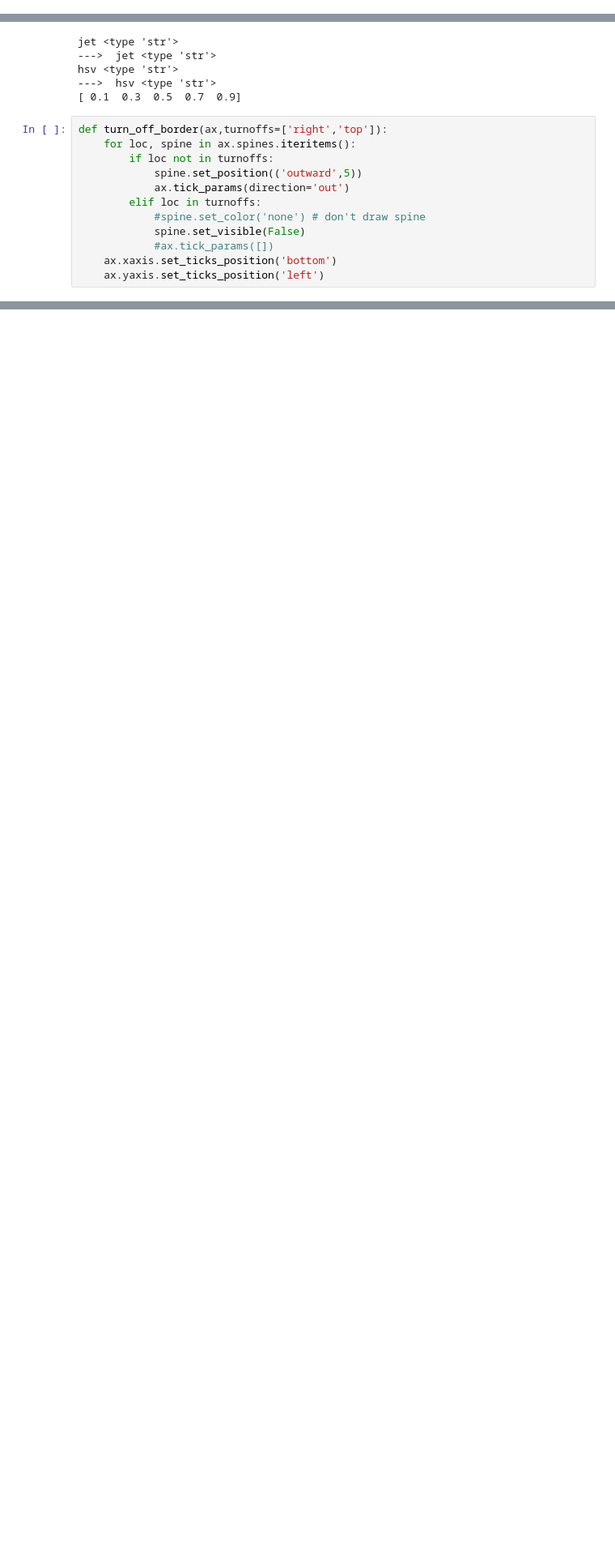
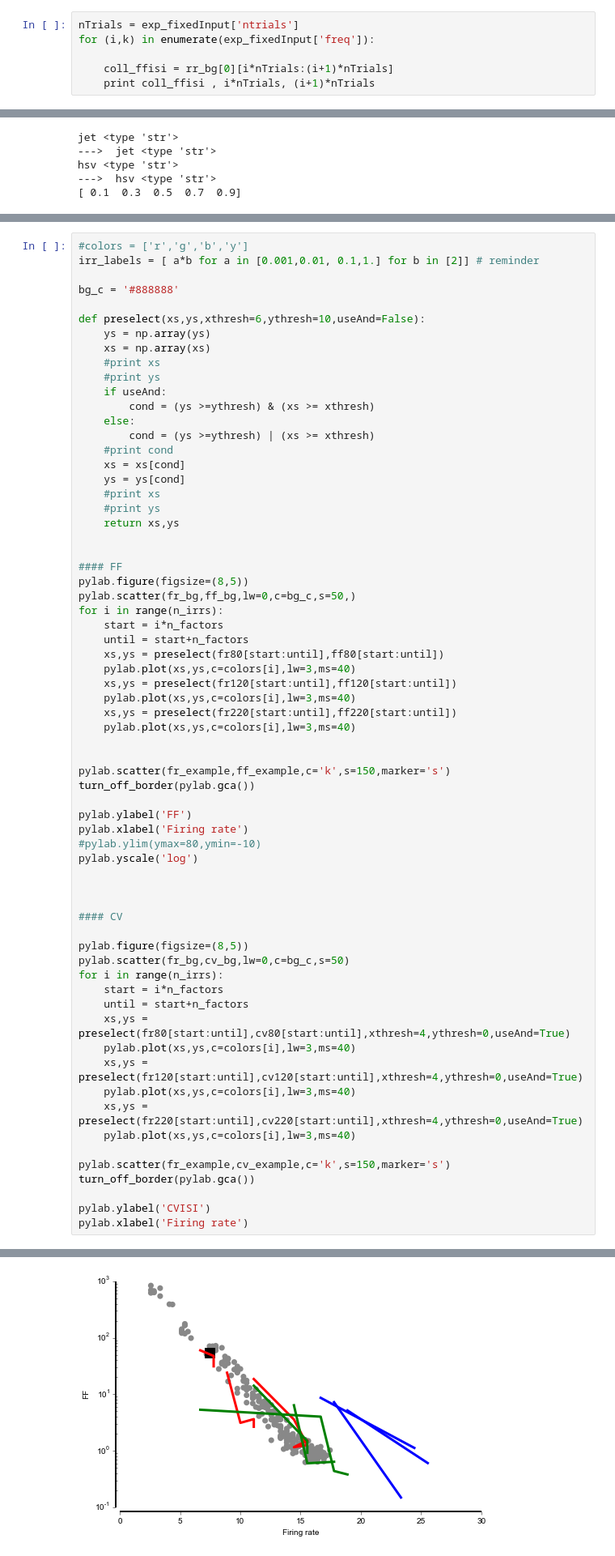
Before and after one commit to critcortex/optogenetics, a Jupyter notebook: diary/150612_plotFigures.ipynb, the cells around one changed output, grey strips where cells are left out. Shown at 81% size. Drawn from its saved outputs; the diff is of its cells as text; blank space fills up the shorter version.

```diff
--- a/diary/150612_plotFigures.ipynb
+++ b/diary/150612_plotFigures.ipynb
@@ -693,0 +1827,6 @@ WARNING: pylab import has clobbered these variables: ['colors', 'pylab']
+# %%
+nTrials = exp_fixedInput['ntrials']
+for (i,k) in enumerate(exp_fixedInput['freq']):
+
+    coll_ffisi = rr_bg[0][i*nTrials:(i+1)*nTrials]
+    print coll_ffisi , i*nTrials, (i+1)*nTrials
@@ -703,15 +1958,3 @@ jet <type 'str'>
 hsv <type 'str'>
 --->  hsv <type 'str'>
 [ 0.1  0.3  0.5  0.7  0.9]
-# %%
-def turn_off_border(ax,turnoffs=['right','top']):
-    for loc, spine in ax.spines.iteritems():
-        if loc not in turnoffs:
-            spine.set_position(('outward',5))
-            ax.tick_params(direction='out')
-        elif loc in turnoffs:
-            #spine.set_color('none') # don't draw spine
-            spine.set_visible(False)
-            #ax.tick_params([])
-    ax.xaxis.set_ticks_position('bottom')
-    ax.yaxis.set_ticks_position('left')
@@ -815,0 +1961,67 @@ pylab.savefig('Fig6_FFISI.png',dpi=300)
+# %%
+#colors = ['r','g','b','y']
+irr_labels = [ a*b for a in [0.001,0.01, 0.1,1.] for b in [2]] # reminder
+
+bg_c = '#888888'
+
+def preselect(xs,ys,xthresh=6,ythresh=10,useAnd=False):
+    ys = np.array(ys)
+    xs = np.array(xs)
+    #print xs
+    #print ys
+    if useAnd:
+        cond = (ys >=ythresh) & (xs >= xthresh)
+    else:
+        cond = (ys >=ythresh) | (xs >= xthresh)
+    #print cond
+    xs = xs[cond]
+    ys = ys[cond]
+    #print xs
+    #print ys
+    return xs,ys
+
+
+#### FF
+pylab.figure(figsize=(8,5))
+pylab.scatter(fr_bg,ff_bg,lw=0,c=bg_c,s=50,)
+for i in range(n_irrs):
+    start = i*n_factors
+    until = start+n_factors
+    xs,ys = preselect(fr80[start:until],ff80[start:until])
+    pylab.plot(xs,ys,c=colors[i],lw=3,ms=40)
+    xs,ys = preselect(fr120[start:until],ff120[start:until])
+    pylab.plot(xs,ys,c=colors[i],lw=3,ms=40)
+    xs,ys = preselect(fr220[start:until],ff220[start:until])
+    pylab.plot(xs,ys,c=colors[i],lw=3,ms=40)
+
+
+pylab.scatter(fr_example,ff_example,c='k',s=150,marker='s')
+turn_off_border(pylab.gca())
+
+pylab.ylabel('FF')
+pylab.xlabel('Firing rate')
+#pylab.ylim(ymax=80,ymin=-10)
+pylab.yscale('log')
+
+
+
+#### CV
+
+pylab.figure(figsize=(8,5))
+pylab.scatter(fr_bg,cv_bg,lw=0,c=bg_c,s=50)
+for i in range(n_irrs):
+    start = i*n_factors
+    until = start+n_factors
+    xs,ys = preselect(fr80[start:until],cv80[start:until],xthresh=4,ythresh=0,useAnd=True)
+    pylab.plot(xs,ys,c=colors[i],lw=3,ms=40)
+    xs,ys = preselect(fr120[start:until],cv120[start:until],xthresh=4,ythresh=0,useAnd=True)
+    pylab.plot(xs,ys,c=colors[i],lw=3,ms=40)
+    xs,ys = preselect(fr220[start:until],cv220[start:until],xthresh=4,ythresh=0,useAnd=True)
+    pylab.plot(xs,ys,c=colors[i],lw=3,ms=40)
+
+pylab.scatter(fr_example,cv_example,c='k',s=150,marker='s')
+turn_off_border(pylab.gca())
+
+pylab.ylabel('CVISI')
+pylab.xlabel('Firing rate')
+# %% [output]
@@ -815,0 +2029 @@ pylab.savefig('Fig6_FFISI.png',dpi=300)
+[figure, added]
```
Also changed, not shown: parts of 59 cells of this notebook, 22 other files.
